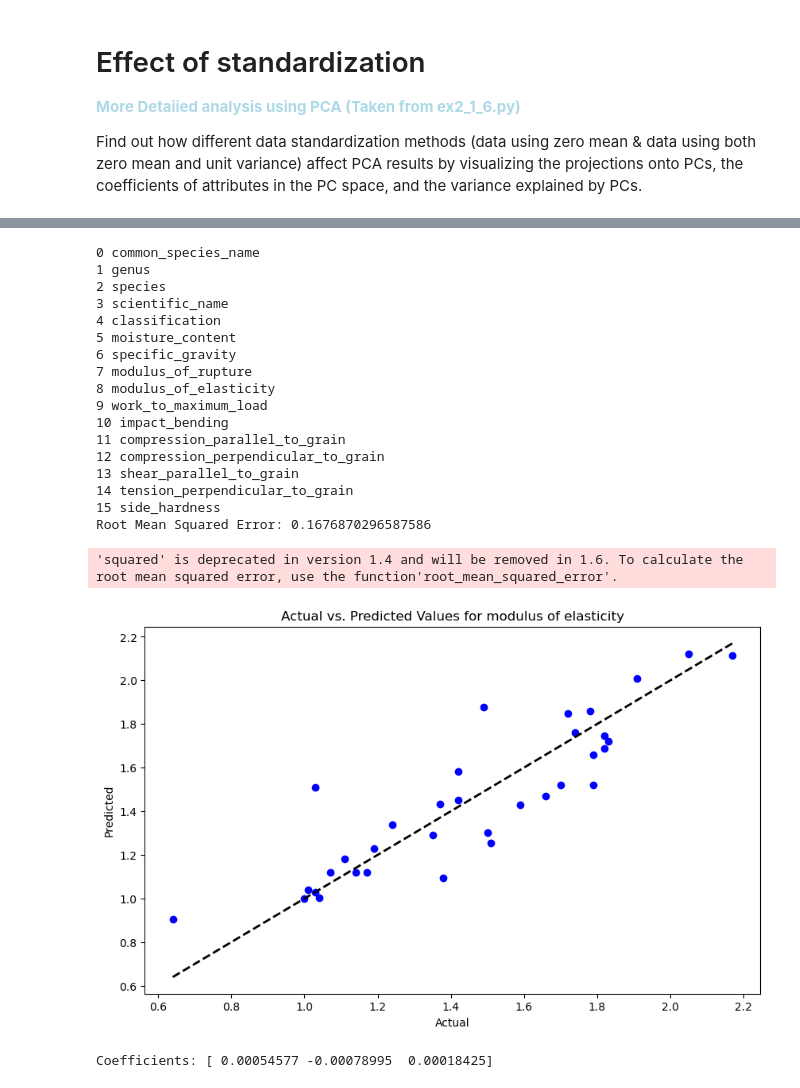
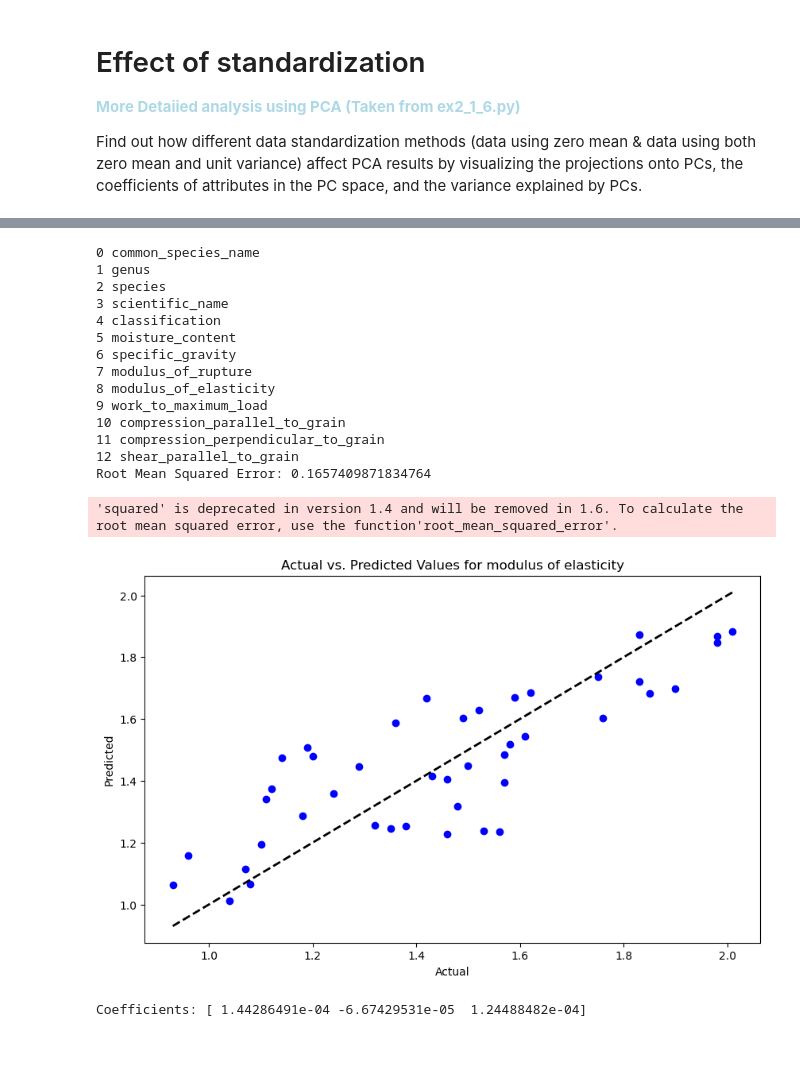
Before and after one commit to JohnOng123/02450-Project-1, a Jupyter notebook: 02450_project1.ipynb, the cells around one changed output, grey strips where cells are left out. Saved outputs shown, nothing was run; the diff lists cells and outputs as text; code cells hidden in the pictures; blank space fills up the shorter version.

```diff
--- a/02450_project1.ipynb
+++ b/02450_project1.ipynb
@@ -30,5 +30,7 @@ Clean data by removing rows with missing values
 # %%
-data_cleaned = data.dropna()
+removed_columns = ['side_hardness','tension_perpendicular_to_grain','impact_bending']
+data_cleaned = data.drop(columns=removed_columns)
+data_cleaned = data_cleaned.dropna()
 print(data_cleaned.isnull().sum()) # 0 means data is clean
 # %% [output]
 common_species_name                   0
@@ -57,7 +56,8 @@ Attributes used: specific_gravity (6) and modulus_of_rupture (7)
 All attributes and their corresponding numbers are printed.
 # %%
 # Extract attribute names (1st row, column 0 to 16)
-attributeNames = data_cleaned.columns[:16]
+#print(data_cleaned.columns[:13])
+attributeNames = data_cleaned.columns[:13]
 for i in range(len(attributeNames)):
     print(i, attributeNames[i])
 
@@ -69,7 +69,7 @@ classDict = {className: index for index, className in enumerate(classNames)}
 y = np.array([classDict[label] for label in classLabels])
 
 # Preallocate memory, then extract excel data to matrix X
-X = data_cleaned.iloc[:,0:16].values
+X = data_cleaned.iloc[:,0:13].values
 
 # Compute values of N, M and C.
 N = len(y)
@@ -507,7 +482,7 @@ from sklearn.linear_model import LinearRegression
 from sklearn.metrics import mean_squared_error
 
 # Assuming 'X_scaled' is your feature set and 'y' is your target variable
-X = data_cleaned[[attributeNames[15], attributeNames[12], attributeNames[11]]]  # example predictors
+X = data_cleaned[[attributeNames[12], attributeNames[11], attributeNames[10]]]  # example predictors
 y = data_cleaned[attributeNames[8]]  # target variable
 
 # Split the data into training and testing sets
@@ -520,42 +495,39 @@ model.fit(X_train, y_train)
 # Predict on the testing set
 y_pred = model.predict(X_test)
 
 # Evaluate the model
 rmse = mean_squared_error(y_test, y_pred, squared=False)
 print(f"Root Mean Squared Error: {rmse}")
 
 # Plotting the actual vs predicted values
 plt.figure(figsize=(10, 6))
 plt.scatter(y_test, y_pred, color='blue')
 plt.plot([y_test.min(), y_test.max()], [y_test.min(), y_test.max()], 'k--', lw=2)
 plt.xlabel('Actual')
 plt.ylabel('Predicted')
 plt.title('Actual vs. Predicted Values for modulus of elasticity')
 plt.show()
 
 # Display the coefficients of the model
 print(f"Coefficients: {model.coef_}")
 # %% [output]
 0 common_species_name
 1 genus
 2 species
 3 scientific_name
 4 classification
 5 moisture_content
 6 specific_gravity
 7 modulus_of_rupture
 8 modulus_of_elasticity
 9 work_to_maximum_load
-10 impact_bending
-11 compression_parallel_to_grain
-12 compression_perpendicular_to_grain
-13 shear_parallel_to_grain
-14 tension_perpendicular_to_grain
-15 side_hardness
-Root Mean Squared Error: 0.1676870296587586
+10 compression_parallel_to_grain
+11 compression_perpendicular_to_grain
+12 shear_parallel_to_grain
+Root Mean Squared Error: 0.1657409871834764
 'squared' is deprecated in version 1.4 and will be removed in 1.6. To calculate the root mean squared error, use the function'root_mean_squared_error'.
-[figure, old version]
+[figure, new version]
-Coefficients: [ 0.00054577 -0.00078995  0.00018425]
+Coefficients: [ 1.44286491e-04 -6.67429531e-05  1.24488482e-04]
 # %%
 # All plots
 
```
Also changed, not shown: parts of 13 cells of this notebook.
